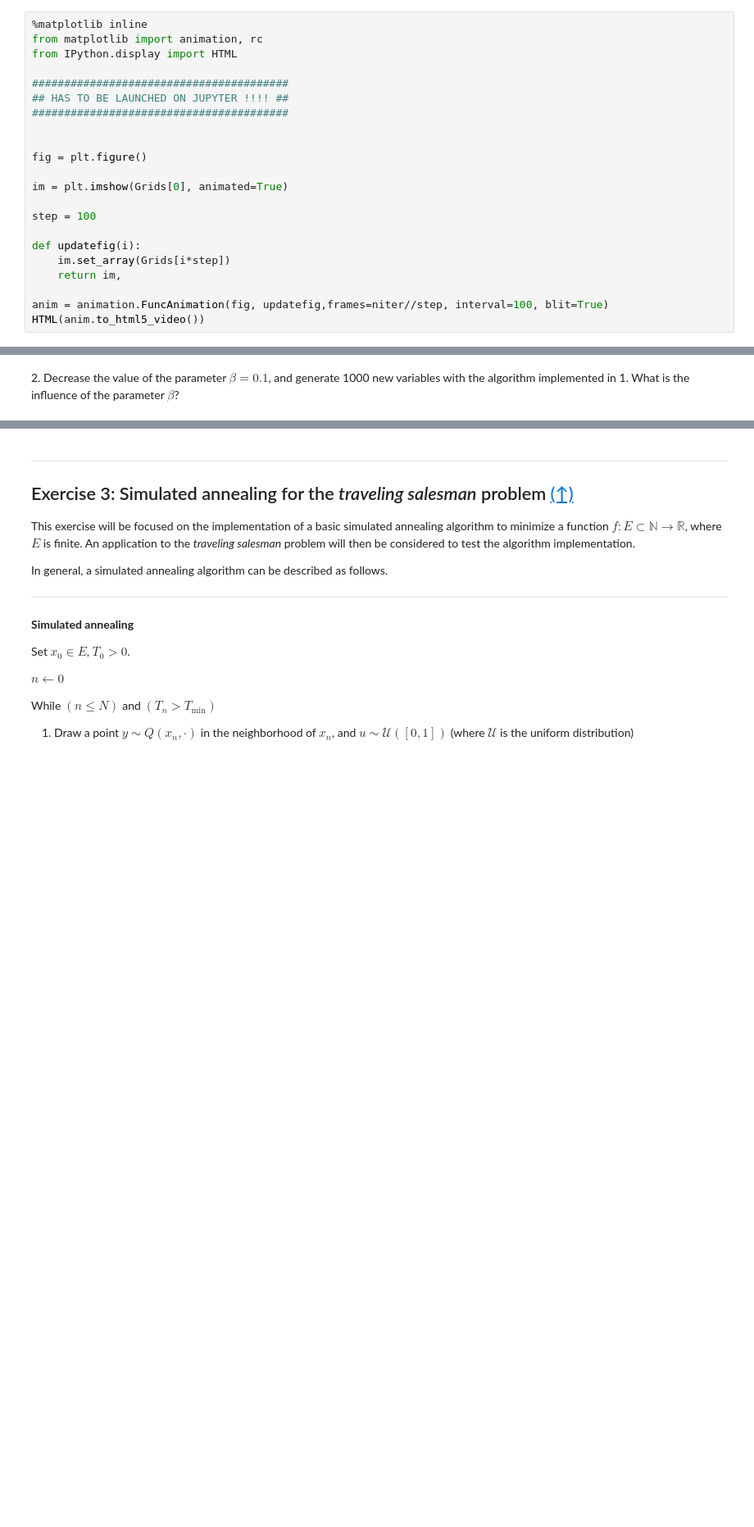
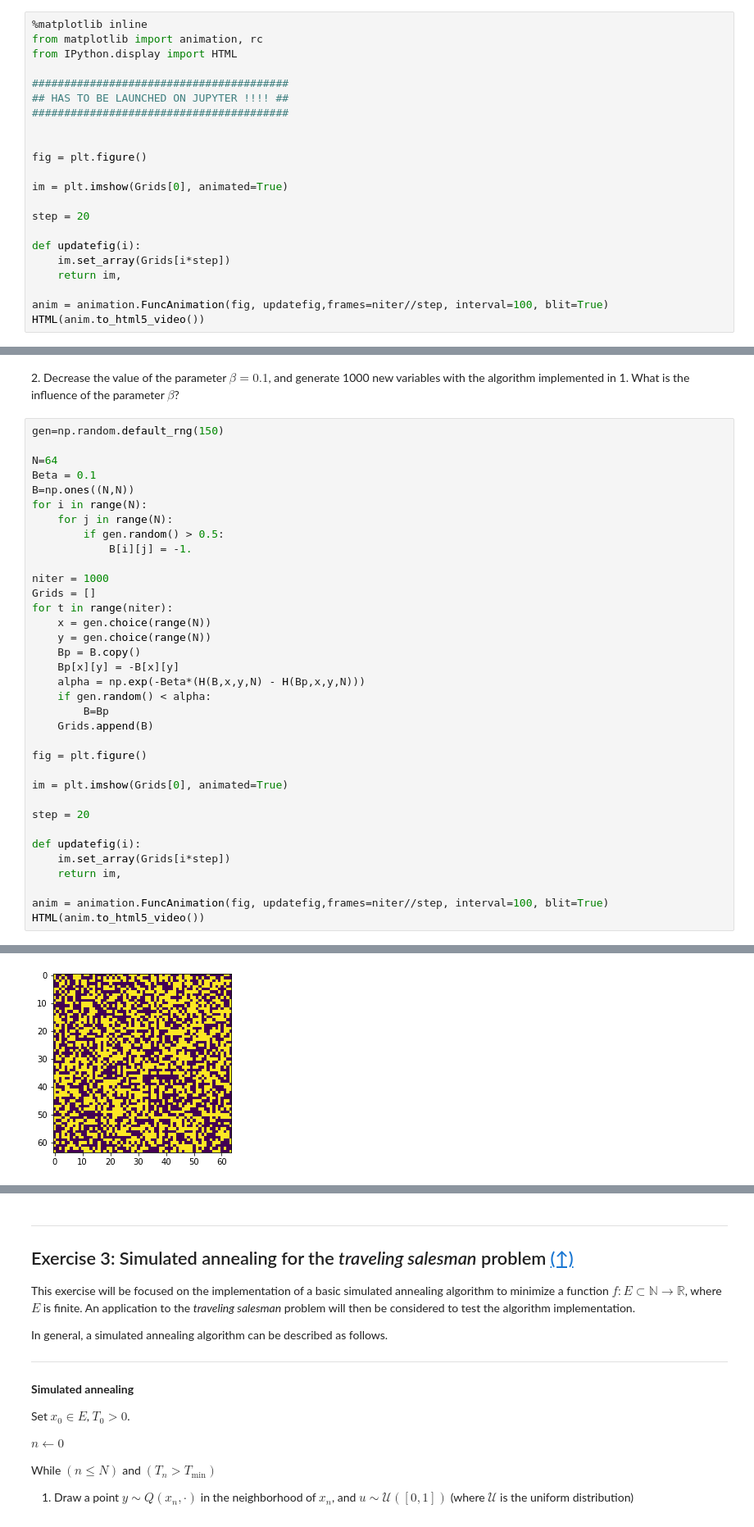
Before and after one commit to VirgileValiau/sdia-markov, a Jupyter notebook: lab2_DESCARPENTRIES_VALIAU/lab2_DESCARPENTRIES_VALIAU.ipynb, the cells around one changed output, grey strips where cells are left out. Shown: that part at 82% size. Cells and saved outputs as stored; diff of their text form; blank space fills up the shorter version.

```diff
--- a/lab2_DESCARPENTRIES_VALIAU/lab2_DESCARPENTRIES_VALIAU.ipynb
+++ b/lab2_DESCARPENTRIES_VALIAU/lab2_DESCARPENTRIES_VALIAU.ipynb
@@ -359,7 +376,7 @@ fig = plt.figure()
 
 im = plt.imshow(Grids[0], animated=True)
 
-step = 100
+step = 20
 
 def updatefig(i):
     im.set_array(Grids[i*step])
@@ -373,2 +390,38 @@ HTML(anim.to_html5_video())
 # %% [markdown]
 2\. Decrease the value of the parameter $\beta = 0.1$, and generate 1000 new variables with the algorithm implemented in 1. What is the influence of the parameter $\beta$?
+# %%
+gen=np.random.default_rng(150)
+
+N=64
+Beta = 0.1
+B=np.ones((N,N))
+for i in range(N):
+    for j in range(N):
+        if gen.random() > 0.5:
+            B[i][j] = -1.
+
+niter = 1000
+Grids = []
+for t in range(niter):
+    x = gen.choice(range(N))
+    y = gen.choice(range(N))
+    Bp = B.copy()
+    Bp[x][y] = -B[x][y]
+    alpha = np.exp(-Beta*(H(B,x,y,N) - H(Bp,x,y,N)))
+    if gen.random() < alpha:
+        B=Bp
+    Grids.append(B)
+
+fig = plt.figure()
+
+im = plt.imshow(Grids[0], animated=True)
+
+step = 20
+
+def updatefig(i):
+    im.set_array(Grids[i*step])
+    return im,
+
+anim = animation.FuncAnimation(fig, updatefig,frames=niter//step, interval=100, blit=True)
+HTML(anim.to_html5_video())
+# %% [output]
@@ -374,0 +429 @@ HTML(anim.to_html5_video())
+[figure, added]
```
Also changed, not shown: parts of 4 cells of this notebook.
